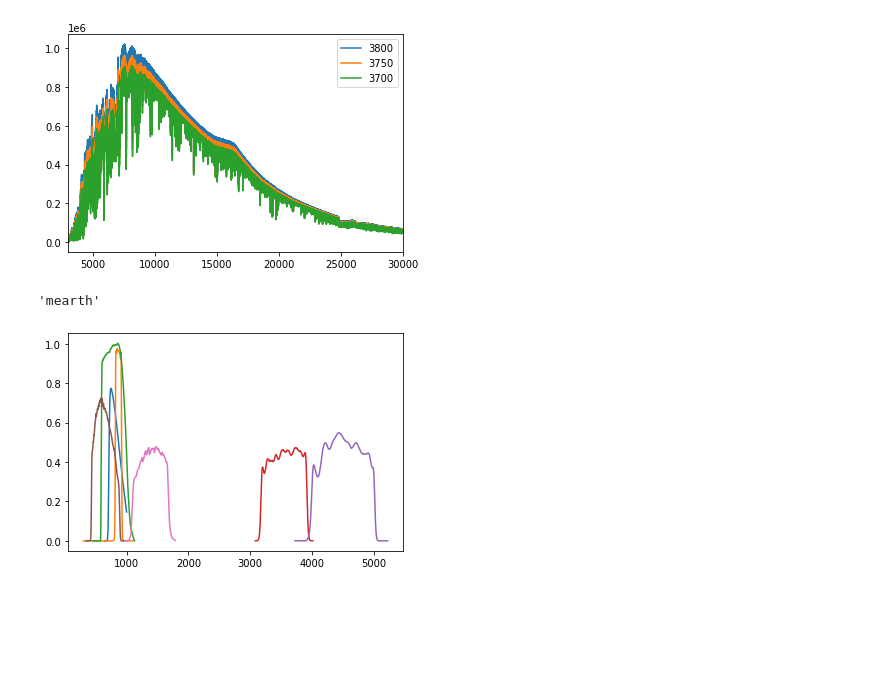
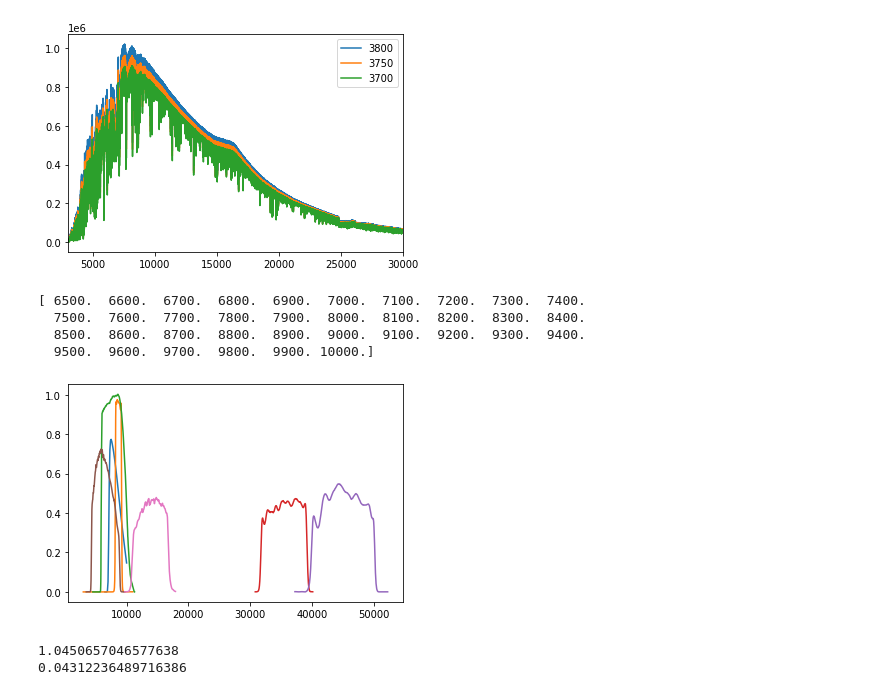
Before and after one commit to awmann/K233Spots, a Jupyter notebook: TransitLightSource.ipynb, the cells around one changed output. Drawn from its saved outputs; the diff is of its cells as text; code cells hidden in the pictures; blank space fills up the shorter version.

Commit message:
interpolator

```diff
--- a/TransitLightSource.ipynb
+++ b/TransitLightSource.ipynb
@@ -103,62 +110,82 @@ def convolve_filter(wav,spec,fwave,ftrans):
     return(flux)
 # %%
 x,y = np.genfromtxt('filters/mearth.tsv', delimiter=';', unpack=True)
+x*=10
 plt.plot(x,y, label='MEarth')
 mearth = TabulatedFilter('mearth', x[np.isfinite(y)], y[np.isfinite(y)])
 
 x, y = np.genfromtxt('filters/pstr-zs-avg.txt', unpack=True)
+x*=10
 plt.plot(x,y, label='zs')
 zs = TabulatedFilter('zs', x[np.isfinite(y)], y[np.isfinite(y)])
 
 x, y = np.genfromtxt('filters/tess-response-function-v1.0.csv', unpack=True, comments='#', delimiter=',')
+x*=10
 plt.plot(x,y, label='tess')
 tess = TabulatedFilter('tess', x[np.isfinite(y)], y[np.isfinite(y)])
 
 x, y = np.genfromtxt('filters/080924ch1trans_full.txt', unpack=True, comments='#', delimiter=',')
-x*=1000
+x*=10000
 plt.plot(x,y, label='Sp1')
 s1 = TabulatedFilter('S1', x[np.isfinite(y)], y[np.isfinite(y)])
 
 x, y = np.genfromtxt('filters/080924ch2trans_full.txt', unpack=True, comments='#', delimiter=',')
-x*=1000
+x*=10000
 plt.plot(x,y, label='Sp2')
 s2 = TabulatedFilter('S2', x[np.isfinite(y)], y[np.isfinite(y)])
 
 x,y = np.genfromtxt('filters/Kepler_Kepler.K.dat', unpack=True, comments='#', delimiter=',')
-x/=10
+#x/=10
 plt.plot(x,y, label='Kepler')
 kepler = TabulatedFilter('Kepler', x[np.isfinite(y)], y[np.isfinite(y)])
 
 x,y = np.genfromtxt('filters/HST_WFC3_IR.G141.dat', unpack=True, comments='#', delimiter=' ')
-x/=10
+#x/=10
 plt.plot(x,y, label='G141')
 G141 = TabulatedFilter('G141', x[np.isfinite(y)], y[np.isfinite(y)])
 
 ## HST bands
 b1 = [11108,11416,11709,11988,12257,12522,12791,13058,13321,13586,13860,14140,14425,14719,15027,15345,15682,16042]
 b2 = [11416,11709,11988,12257,12522,12791,13058,13321,13586,13860,14140,14425,14719,15027,15345,15682,16042,16432]
 b1 = [11108,11773.5,12439,13104.5,13770,14435.5,15101,15766.5]
 b2 = [11773.5,12439,13104.5,13770,14435.5,15101,15766.5,16432]
-nbins = np.size(b2)-1
+nbins = 11
 tmp = np.linspace(10880,16800,nbins+1)
 b1 = np.round(tmp[0:nbins])
 b2 = np.round(tmp[1:nbins+1])
 b1_num = np.array(b1)/10
 b2_num = np.array(b2)/10
 HST_bands = []
 hst_names = np.array(b1,dtype=str)
 for i in range(0,np.size(b1)):
     str1 = (to_str(round(b1[i])))
     str2 = (to_str(round(b2[i])))
     hst_names[i] = str(str1)+'--'+str(str2)
+counter = 1
 for i,j in zip(b1_num,b2_num):
-    HST_bands = np.append(HST_bands,BoxcarFilter('HST1',i,j))
+    HST_bands.append(BoxcarFilter('HST'+str(counter),i,j))
+    counter=counter+1
 
 
-filters = [mearth,tess,s1,s2,HST_bands]
+#print(HST_bands)
+filters = HST_bands
+filters.append(mearth)
+filters.append(tess)
+filters.append(s1)
+filters.append(s2)
+fnames = []
+for i in range(0,np.size(filters)):
+    fnames = np.append(names,filters[i].name)
 ## wl (double-u el) and tm
-#G141.__dict__.keys()
+filters[0].__dict__.keys()
+#filters[0].name
+#names
 #print(G141.tm)
+inc = np.squeeze(np.where(fnames == 'mearth'))
+print(filters[inc].wl)
 # %% [output]
-'mearth'
+[ 6500.  6600.  6700.  6800.  6900.  7000.  7100.  7200.  7300.  7400.
+  7500.  7600.  7700.  7800.  7900.  8000.  8100.  8200.  8300.  8400.
+  8500.  8600.  8700.  8800.  8900.  9000.  9100.  9200.  9300.  9400.
+  9500.  9600.  9700.  9800.  9900. 10000.]
-[figure, old version]
+[figure, new version]
@@ -167,0 +214,36 @@ def depth_adjust(filters,D,fS,wave,sp1,sp2,fname):
+# %%
+lambda0 = 100
+nlambda = 99901
+dlambda = 1
+wave = np.linspace(lambda0,lambda0+nlambda*dlambda,num=nlambda)
+star = getspec(data,3800)
+spot = getspec(data,3500)
+
+fSpot = 0.2
+Depth = 0.04
+newD = depth_adjust(filters,fnames,Depth,fSpot,wave,star,spot,'tess')
+print(newD)
+
+# inc = np.squeeze(np.where(fnames == 'tess'))
+# wl = filters[inc].wl
+# tm = filters[inc].tm
+# star2 = star*5
+# t3 = convolve_filter(wave,spot,wl,tm)
+# t2 = convolve_filter(wave,star,wl,tm)
+# t1 = convolve_filter(wave,star2,wl,tm)
+# print(t3,t2,t1)
+
+# interpfunc1 = interpolate.interp1d(wave, star, kind='linear')
+# interpfunc2 = interpolate.interp1d(wave, star2, kind='linear')
+# match1 = interpfunc1(wl)
+# match2 = interpfunc2(wl)
+# plt.plot(wave,star)
+# plt.plot(wl,match1)
+# plt.plot(wl,match2)
+# print(np.sum(tm*match1))
+# print(np.sum(tm*match2))
+# plt.xlim(5000,11000)
+# plt.show()
+# %% [output]
+1.0450657046577638
+0.04312236489716386
```
Also changed, not shown: parts of 7 cells of this notebook.
